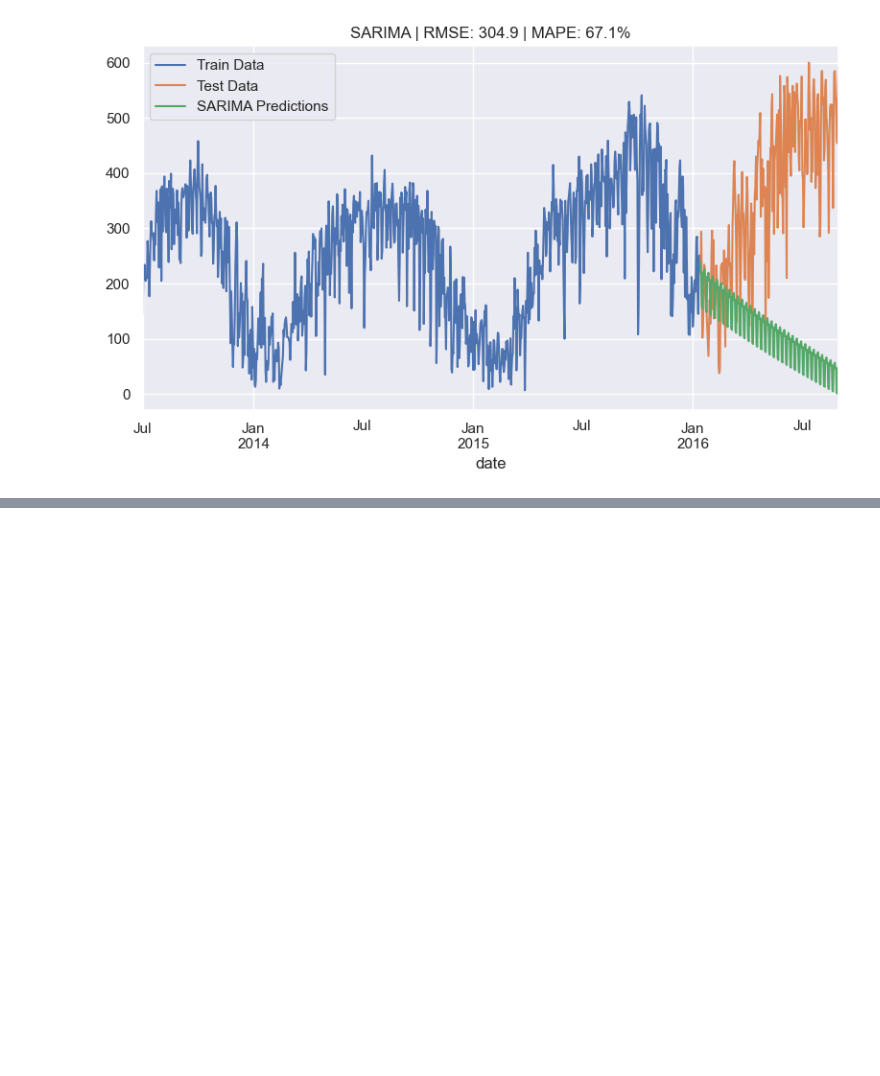
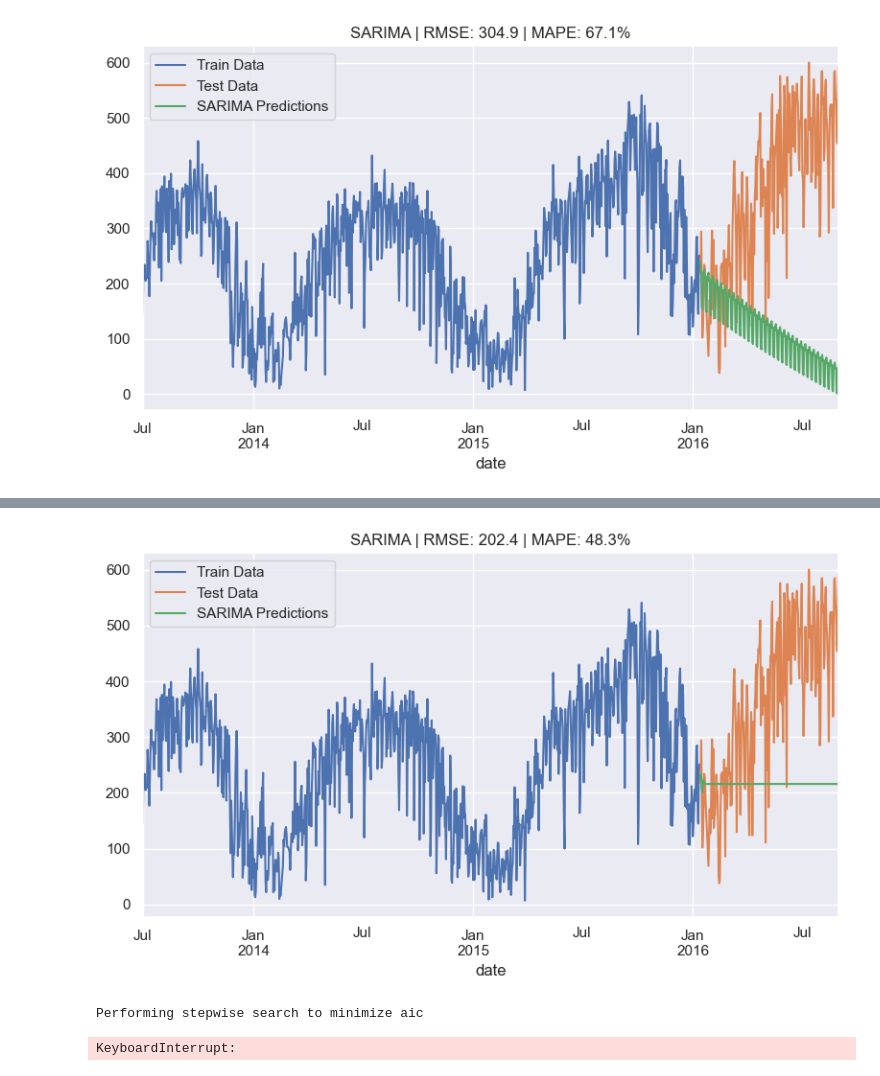
Before and after one commit to scunden/citi-bike, a Jupyter notebook: 2. Citibike usage forecast.ipynb, the cells around one changed output, grey strips where cells are left out. Drawn from its saved outputs; the diff is of its cells as text; code cells hidden in the pictures; blank space fills up the shorter version.

```diff
--- a/2. Citibike usage forecast.ipynb
+++ b/2. Citibike usage forecast.ipynb
@@ -148,3 +205,9 @@ fig.tight_layout()
 fig.savefig('images/sarima_pred.png')
 # %% [output]
 [figure]
+# %%
+from statsmodels.tsa.arima.model import ARIMA
+
+ARMA_model = ARIMA(endog=train, order=(0, 1, 10))
+results = ARMA_model.fit()
+print(results.summary())
@@ -150,0 +232,28 @@ fig.savefig('images/sarima_pred.png')
+# %%
+fig, ax = plt.subplots(figsize=(8,5))
+ax.tick_params(axis='x', rotation=90)
+
+sarima_pred = results.predict(start='2016-01-13', end='2016-08-30')
+sarima_rmse = mean_squared_error(test, sarima_pred, squared = False)
+sarima_mape = utils.mape(test, sarima_pred)
+
+train.plot(ax=ax, label='Train Data')
+test.plot(ax=ax, label='Test Data')
+sarima_pred.plot(ax=ax, label='SARIMA Predictions')
+ax.set_title("SARIMA | RMSE: {:.1f} | MAPE: {:.1%}".format(sarima_rmse, sarima_mape))
+ax.legend()
+fig.tight_layout()
+# # fig.savefig('images/sarima_pred.png')
+# %% [output]
+[figure, added]
+# %%
+from pmdarima import auto_arima
+
+stepwise_fit = auto_arima(train, start_p=1, start_q=1, max_p=3, max_q=3,
+                             start_P=0, seasonal=True, d=1, D=1, trace=True,m=365,
+                             error_action='ignore',  # don't want to know if an order does not work
+                             suppress_warnings=True,  # don't want convergence warnings
+                             stepwise=True)
+# %% [output]
+Performing stepwise search to minimize aic
+KeyboardInterrupt:
```
Also changed, not shown: parts of 6 cells of this notebook, 3 other files.
